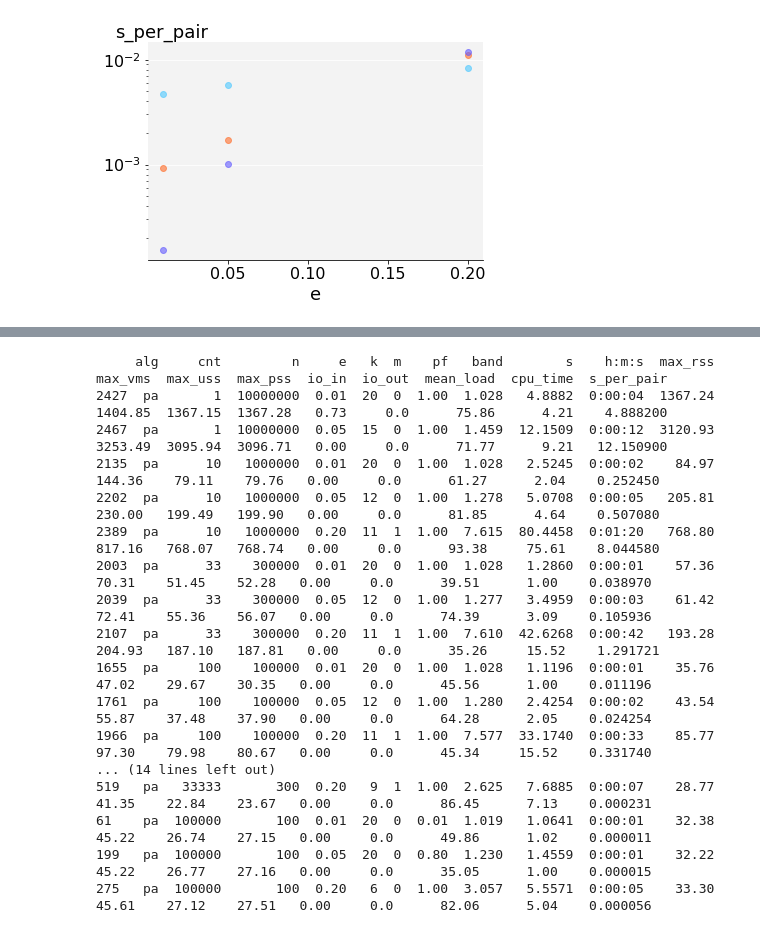
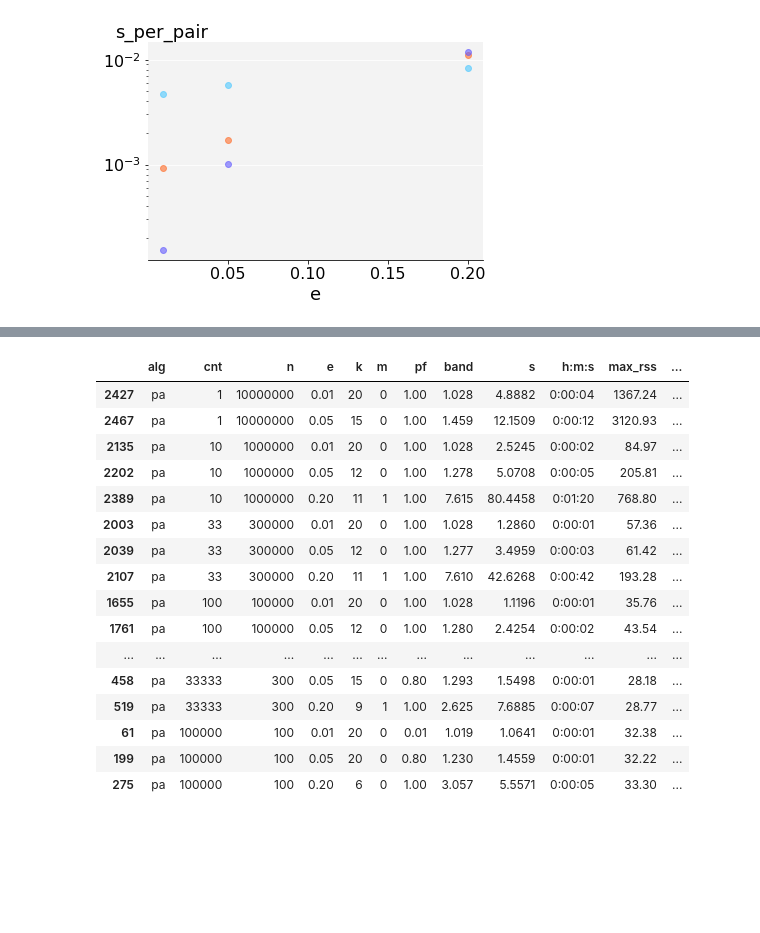
Before and after one commit to RagnarGrootKoerkamp/astar-pairwise-aligner, a Jupyter notebook: evals/benchmarks.ipynb, the cells around one changed output, grey strips where cells are left out. Cells and saved outputs as stored; diff of their text form; code cells hidden in the pictures; blank space fills up the shorter version.

```diff
--- a/evals/benchmarks.ipynb
+++ b/evals/benchmarks.ipynb
@@ -313,26 +303,26 @@ plot_scaling(df, y='s_per_pair', x='n', prefix=experiment_name, xlog=True, ylog=
 # %%
 # Best params per input
 df = read_benchmarks('../data/table/params_N10000000.tsv')
 df = df.dropna()
 
 # Data
 d = df.loc[df.groupby(['alg', 'cnt', 'n', 'e']).s.idxmin()]
-print(d)
+display(d)
 # %% [output]
-     alg     cnt         n     e   k  m    pf   band        s    h:m:s  max_rss  max_vms  max_uss  max_pss  io_in  io_out  mean_load  cpu_time  s_per_pair
-2427  pa       1  10000000  0.01  20  0  1.00  1.028   4.8882  0:00:04  1367.24  1404.85  1367.15  1367.28   0.73     0.0      75.86      4.21    4.888200
-2467  pa       1  10000000  0.05  15  0  1.00  1.459  12.1509  0:00:12  3120.93  3253.49  3095.94  3096.71   0.00     0.0      71.77      9.21   12.150900
-2135  pa      10   1000000  0.01  20  0  1.00  1.028   2.5245  0:00:02    84.97   144.36    79.11    79.76   0.00     0.0      61.27      2.04    0.252450
-2202  pa      10   1000000  0.05  12  0  1.00  1.278   5.0708  0:00:05   205.81   230.00   199.49   199.90   0.00     0.0      81.85      4.64    0.507080
-2389  pa      10   1000000  0.20  11  1  1.00  7.615  80.4458  0:01:20   768.80   817.16   768.07   768.74   0.00     0.0      93.38     75.61    8.044580
-2003  pa      33    300000  0.01  20  0  1.00  1.028   1.2860  0:00:01    57.36    70.31    51.45    52.28   0.00     0.0      39.51      1.00    0.038970
-2039  pa      33    300000  0.05  12  0  1.00  1.277   3.4959  0:00:03    61.42    72.41    55.36    56.07   0.00     0.0      74.39      3.09    0.105936
-2107  pa      33    300000  0.20  11  1  1.00  7.610  42.6268  0:00:42   193.28   204.93   187.10   187.81   0.00     0.0      35.26     15.52    1.291721
-1655  pa     100    100000  0.01  20  0  1.00  1.028   1.1196  0:00:01    35.76    47.02    29.67    30.35   0.00     0.0      45.56      1.00    0.011196
-1761  pa     100    100000  0.05  12  0  1.00  1.280   2.4254  0:00:02    43.54    55.87    37.48    37.90   0.00     0.0      64.28      2.05    0.024254
-1966  pa     100    100000  0.20  11  1  1.00  7.577  33.1740  0:00:33    85.77    97.30    79.98    80.67   0.00     0.0      45.34     15.52    0.331740
-... (14 lines left out)
-519   pa   33333       300  0.20   9  1  1.00  2.625   7.6885  0:00:07    28.77    41.35    22.84    23.67   0.00     0.0      86.45      7.13    0.000231
-61    pa  100000       100  0.01  20  0  0.01  1.019   1.0641  0:00:01    32.38    45.22    26.74    27.15   0.00     0.0      49.86      1.02    0.000011
-199   pa  100000       100  0.05  20  0  0.80  1.230   1.4559  0:00:01    32.22    45.22    26.77    27.16   0.00     0.0      35.05      1.00    0.000015
-275   pa  100000       100  0.20   6  0  1.00  3.057   5.5571  0:00:05    33.30    45.61    27.12    27.51   0.00     0.0      82.06      5.04    0.000056
+|  | alg | cnt | n | e | k | m | pf | band | s | h:m:s | max_rss | ... |
+| 2427 | pa | 1 | 10000000 | 0.01 | 20 | 0 | 1.00 | 1.028 | 4.8882 | 0:00:04 | 1367.24 | ... |
+| 2467 | pa | 1 | 10000000 | 0.05 | 15 | 0 | 1.00 | 1.459 | 12.1509 | 0:00:12 | 3120.93 | ... |
+| 2135 | pa | 10 | 1000000 | 0.01 | 20 | 0 | 1.00 | 1.028 | 2.5245 | 0:00:02 | 84.97 | ... |
+| 2202 | pa | 10 | 1000000 | 0.05 | 12 | 0 | 1.00 | 1.278 | 5.0708 | 0:00:05 | 205.81 | ... |
+| 2389 | pa | 10 | 1000000 | 0.20 | 11 | 1 | 1.00 | 7.615 | 80.4458 | 0:01:20 | 768.80 | ... |
+| 2003 | pa | 33 | 300000 | 0.01 | 20 | 0 | 1.00 | 1.028 | 1.2860 | 0:00:01 | 57.36 | ... |
+| 2039 | pa | 33 | 300000 | 0.05 | 12 | 0 | 1.00 | 1.277 | 3.4959 | 0:00:03 | 61.42 | ... |
+| 2107 | pa | 33 | 300000 | 0.20 | 11 | 1 | 1.00 | 7.610 | 42.6268 | 0:00:42 | 193.28 | ... |
+| 1655 | pa | 100 | 100000 | 0.01 | 20 | 0 | 1.00 | 1.028 | 1.1196 | 0:00:01 | 35.76 | ... |
+| 1761 | pa | 100 | 100000 | 0.05 | 12 | 0 | 1.00 | 1.280 | 2.4254 | 0:00:02 | 43.54 | ... |
+| ... | ... | ... | ... | ... | ... | ... | ... | ... | ... | ... | ... | ... |
+| 458 | pa | 33333 | 300 | 0.05 | 15 | 0 | 0.80 | 1.293 | 1.5498 | 0:00:01 | 28.18 | ... |
+| 519 | pa | 33333 | 300 | 0.20 | 9 | 1 | 1.00 | 2.625 | 7.6885 | 0:00:07 | 28.77 | ... |
+| 61 | pa | 100000 | 100 | 0.01 | 20 | 0 | 0.01 | 1.019 | 1.0641 | 0:00:01 | 32.38 | ... |
+| 199 | pa | 100000 | 100 | 0.05 | 20 | 0 | 0.80 | 1.230 | 1.4559 | 0:00:01 | 32.22 | ... |
+| 275 | pa | 100000 | 100 | 0.20 | 6 | 0 | 1.00 | 3.057 | 5.5571 | 0:00:05 | 33.30 | ... |
```
Also changed, not shown: parts of 1 cell of this notebook, 1 other file.
